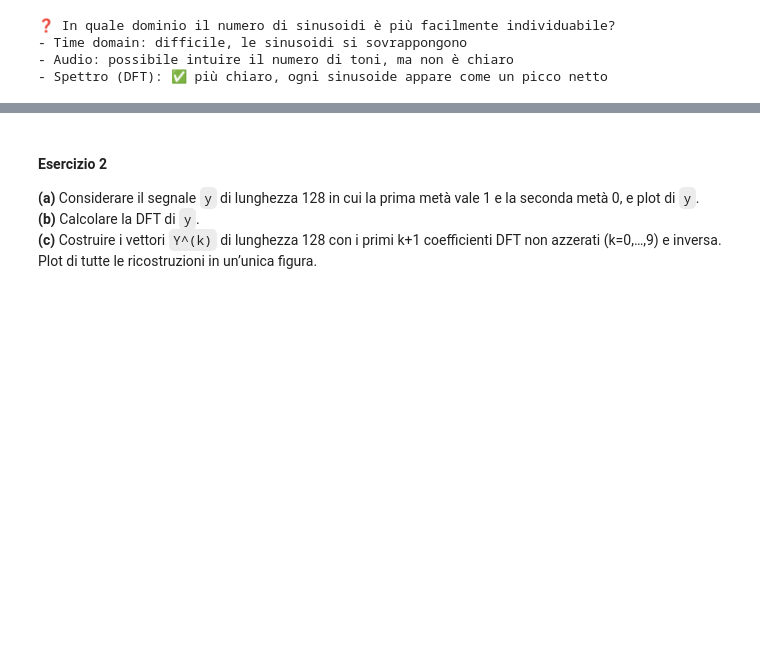
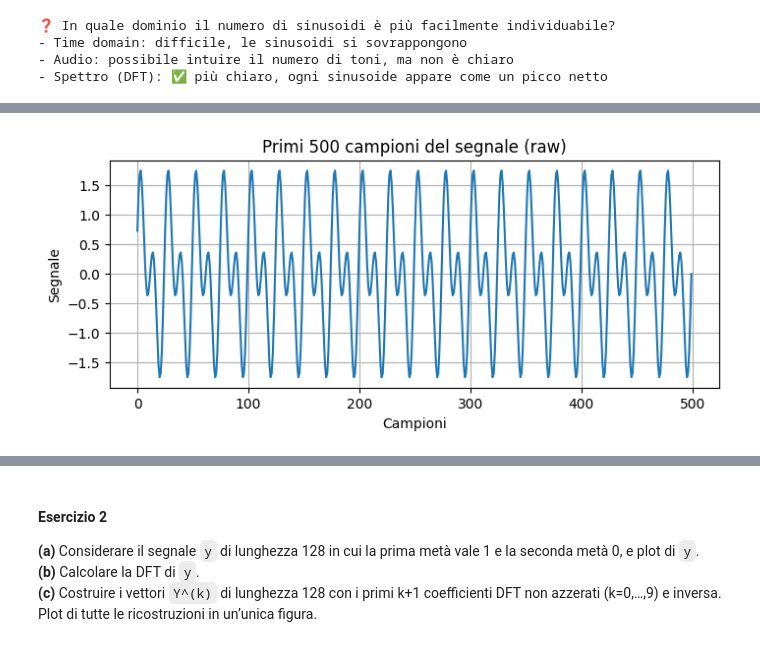
Before and after one commit to elisabettaroviera/ATF-M, a Jupyter notebook: 05 - Esercitazione 5/esercitazione5.ipynb, the cells around one changed output, grey strips where cells are left out. Cells and saved outputs as stored; diff of their text form; code cells hidden in the pictures; blank space fills up the shorter version.

```diff
--- a/05 - Esercitazione 5/esercitazione5.ipynb
+++ b/05 - Esercitazione 5/esercitazione5.ipynb
@@ -90,3 +90,93 @@ Audio salvato come 'sound1.wav' (frequenza di campionamento: 8000 Hz)
 - Time domain: difficile, le sinusoidi si sovrappongono
 - Audio: possibile intuire il numero di toni, ma non è chiaro
 - Spettro (DFT): ✅ più chiaro, ogni sinusoide appare come un picco netto
+# %%
+## In modo tale che l'audio sia riproducibile
+import numpy as np
+import matplotlib.pyplot as plt
+import scipy.io as sio
+import scipy.fft as fft
+from scipy.io import wavfile
+
+print("Esercizio 1 — versione modificata per salvare un .wav riproducibile\n")
+
+# -------------------------------
+# (a) Lettura del segnale
+# -------------------------------
+x = np.squeeze(sio.loadmat('frequencyRepresentation.mat')['x'])
+print(f"Raw: shape={x.shape}, dtype={x.dtype}")
+
+# -------------------------------
+# Pulizia / conversioni necessarie
+# -------------------------------
+# 1) Se è complesso -> prendo la parte reale
+if np.iscomplexobj(x):
+    print("Segnale complesso: prendo la parte reale.")
+    x = np.real(x)
+
+# 2) Se multi-canale -> converto a mono (media tra i canali)
+if x.ndim > 1:
+    # se è (N,1) o (1,N) squeeze in passato potrebbe aver già risolto,
+    # qui gestiamo comunque casi con >1 canale
+    if x.shape[0] == 1:
+        x = x[0]
+    elif x.shape[1] == 1:
+        x = x[:, 0]
+    else:
+        print("Segnale multi-canale: converto a mono facendo la media dei canali.")
+        x = x.mean(axis=1)
+
+print(f"Dopo squeeze/mono/real: shape={x.shape}, dtype={x.dtype}")
+
+# -------------------------------
+# (b) Plot dei primi 500 campioni
+# -------------------------------
+plt.figure(figsize=(8,3))
+plt.plot(x[:500])
+plt.xlabel("Campioni")
+plt.ylabel("Segnale")
+plt.title("Primi 500 campioni del segnale (raw)")
+plt.grid(True)
+plt.show()
+
+# -------------------------------
+# Normalizzazione: portiamo in [-1, +1]
+# -------------------------------
+max_abs = np.max(np.abs(x))
+print(f"Valore massimo assoluto (prima della normalizzazione): {max_abs:.6g}")
+
+if max_abs == 0:
+    # segnale nullo — niente da fare
+    x_norm = x.astype(np.float32)
+else:
+    x_norm = (x / max_abs).astype(np.float32)
+
+print(f"Valore massimo assoluto (dopo normalizzazione): {np.max(np.abs(x_norm)):.6g}")
+
+# -------------------------------
+# (c) Salvataggio .wav (int16 e float32)
+# -------------------------------
+Fs = 8000  # frequenza di campionamento richiesta
+# 1) versione int16 (più compatibile con lettori esterni)
+x_int16 = (x_norm * 32767.0).astype(np.int16)
+wavfile.write('sound1_int16.wav', Fs, x_int16)
+print("Audio salvato come 'sound1_int16.wav' (int16, Fs=8000).")
+
+# 2) versione float32 (qualità senza quantizzazione, alcuni player la supportano)
+wavfile.write('sound1_float32.wav', Fs, x_norm)
+print("Audio salvato come 'sound1_float32.wav' (float32, Fs=8000).")
+
+# -------------------------------
+# (d) Calcolo DFT e modulo (uso il segnale normalizzato float)
+# -------------------------------
+X = fft.fft(x_norm)
+frequenze_normalizzate = np.arange(len(X)) / len(X)
+
+plt.figure(figsize=(8,3))
+plt.plot(frequenze_normalizzate, np.abs(X))
+plt.xlabel("Frequenze normalizzate")
+plt.ylabel("Modulo della DFT")
+plt.title("Spettro del segnale (DFT su segnale normalizzato)")
+plt.grid(True)
+plt.show()
+# %% [output]
@@ -92,0 +187 @@ Audio salvato come 'sound1.wav' (frequenza di campionamento: 8000 Hz)
+[figure, added]
```
Also changed, not shown: parts of 2 cells of this notebook.
